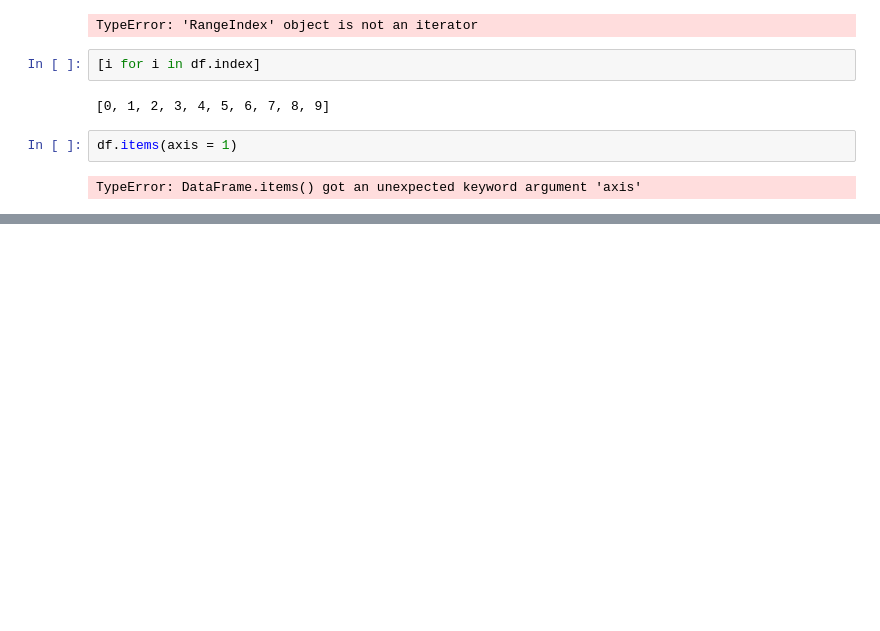
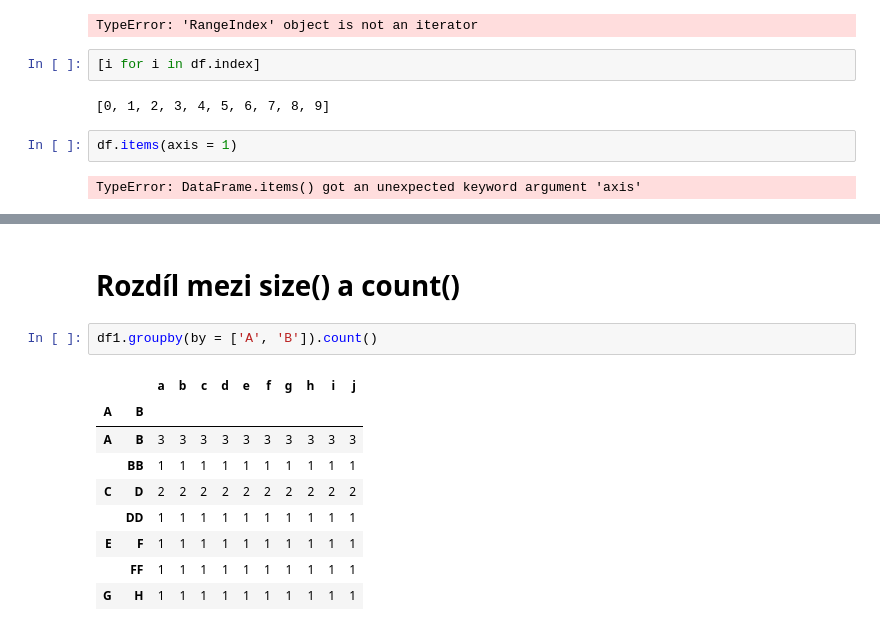
Before and after one commit to funkacer/Python_2024, a Jupyter notebook: pandas/df_iterate_rows_columns.ipynb, the cells around one changed output, grey strips where cells are left out. Cells and saved outputs as stored; diff of their text form; blank space fills up the shorter version.

```diff
--- a/pandas/df_iterate_rows_columns.ipynb
+++ b/pandas/df_iterate_rows_columns.ipynb
@@ -162,0 +450,14 @@ TypeError: DataFrame.items() got an unexpected keyword argument 'axis'
+# %% [markdown]
+# Rozdíl mezi size() a count()
+# %%
+df1.groupby(by = ['A', 'B']).count()
+# %% [output]
+|  |  | a | b | c | d | e | f | g | h | i | j |
+| A | B |  |  |  |  |  |  |  |  |  |  |
+| A | B | 3 | 3 | 3 | 3 | 3 | 3 | 3 | 3 | 3 | 3 |
+|  | BB | 1 | 1 | 1 | 1 | 1 | 1 | 1 | 1 | 1 | 1 |
+| C | D | 2 | 2 | 2 | 2 | 2 | 2 | 2 | 2 | 2 | 2 |
+|  | DD | 1 | 1 | 1 | 1 | 1 | 1 | 1 | 1 | 1 | 1 |
+| E | F | 1 | 1 | 1 | 1 | 1 | 1 | 1 | 1 | 1 | 1 |
+|  | FF | 1 | 1 | 1 | 1 | 1 | 1 | 1 | 1 | 1 | 1 |
+| G | H | 1 | 1 | 1 | 1 | 1 | 1 | 1 | 1 | 1 | 1 |
```
Also changed, not shown: parts of 39 cells of this notebook, 3 other files.
